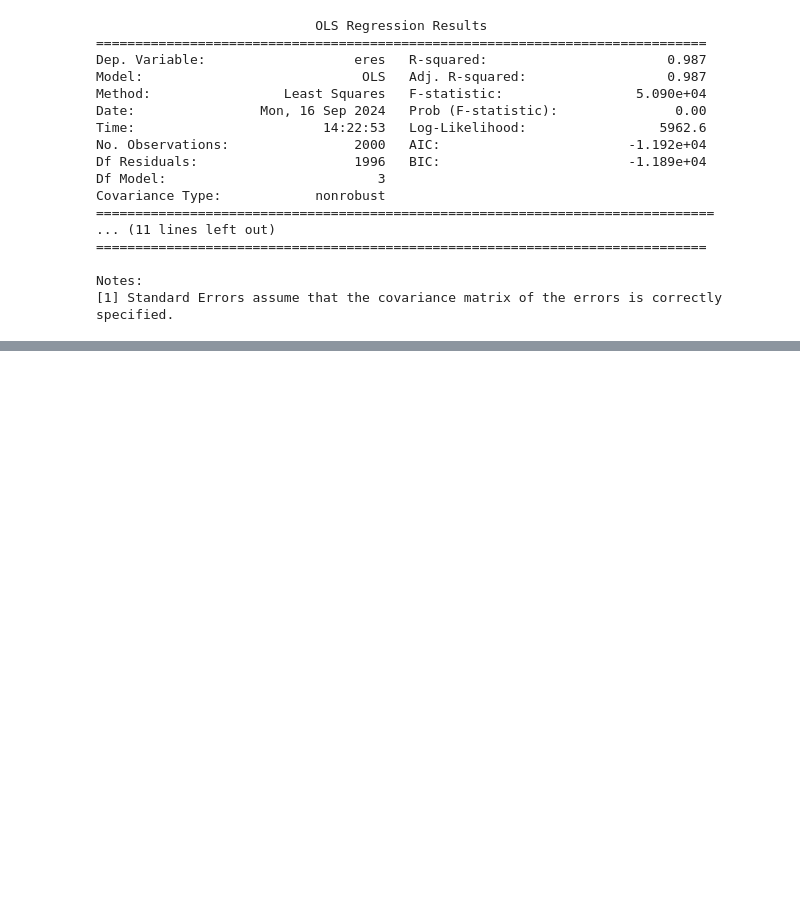
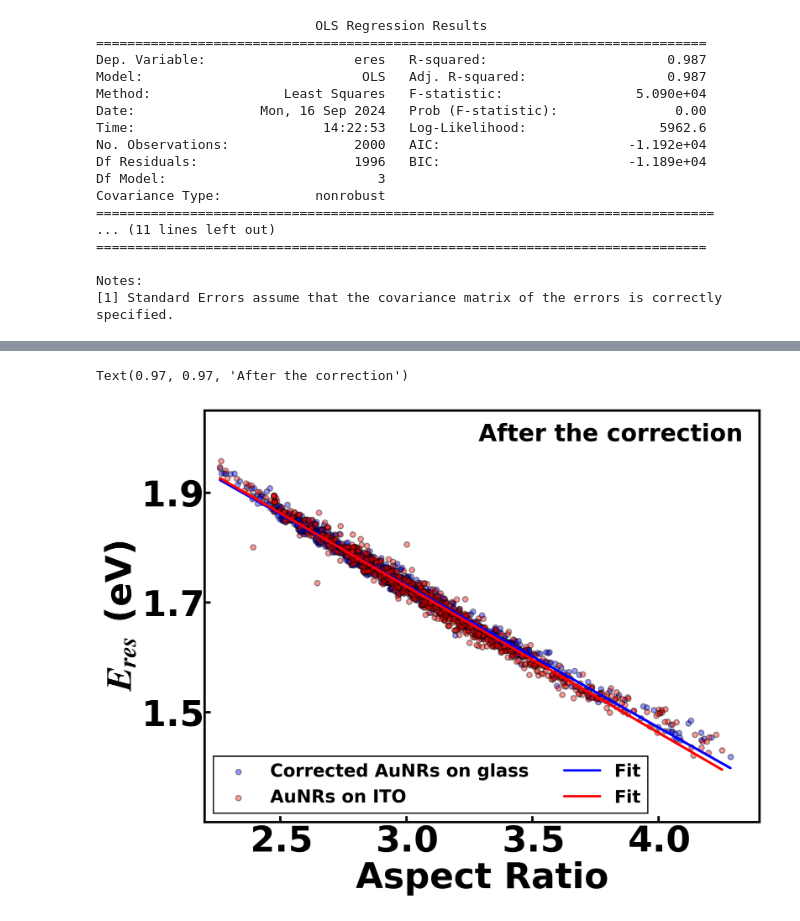
Before and after one commit to SWAN88/AuNR_DA, a Jupyter notebook: 091124_Figure2.ipynb, the cells around one changed output, grey strips where cells are left out. Cells and saved outputs as stored; diff of their text form; code cells hidden in the pictures; blank space fills up the shorter version.

```diff
--- a/091124_Figure2.ipynb
+++ b/091124_Figure2.ipynb
@@ -291,0 +326,24 @@ Notes:
+# %%
+fig, ax2 = plt.subplots(figsize=(8, 6), dpi=300)
+
+# Perform linear regression
+model3 = LinearRegression()
+model3.fit(glass_data['ratio'].values.reshape(-1, 1), ITO_Eres)
+slope3, intercept3 = model3.coef_[0], model3.intercept_
+
+ax2.scatter(glass_data['ratio'], ITO_Eres, s=20, c='b', edgecolor='k', alpha=0.4, label='Corrected AuNRs on glass')
+ax2.scatter(ito_data['ratio'], ito_data['eres'], s=20, c='r', edgecolor='k', alpha=0.4, label='AuNRs on ITO')
+ax2.plot(glass_data['ratio'], slope3 * glass_data['ratio'] + intercept3, c='b', lw=2, label='Fit')
+ax2.plot(ito_data['ratio'], slope2 * ito_data['ratio'] + intercept2, c='r', lw=2, label='Fit')
+ax2.set_xlabel('Aspect Ratio', fontsize=30)
+ax2.set_ylabel('$E_{res}$ (eV)', fontsize=30)
+ax2.set_xticks([2.5, 3.0, 3.5, 4.0])
+ax2.set_yticks([1.5, 1.7, 1.9])
+ax2.set_xlim(2.2, 4.4)
+ax2.set_ylim(1.3, 2.05)
+ax2.tick_params(axis='both', labelsize=30, pad=2)
+ax2.legend(loc='lower left', fontsize=15, ncols=2)
+ax2.text(0.97, 0.97, 'After the correction', ha='right', va='top', transform=ax2.transAxes, fontsize=20)
+# %% [output]
+Text(0.97, 0.97, 'After the correction')
+[figure, added]
```
Also changed, not shown: parts of 2 cells of this notebook, 7 other files.
